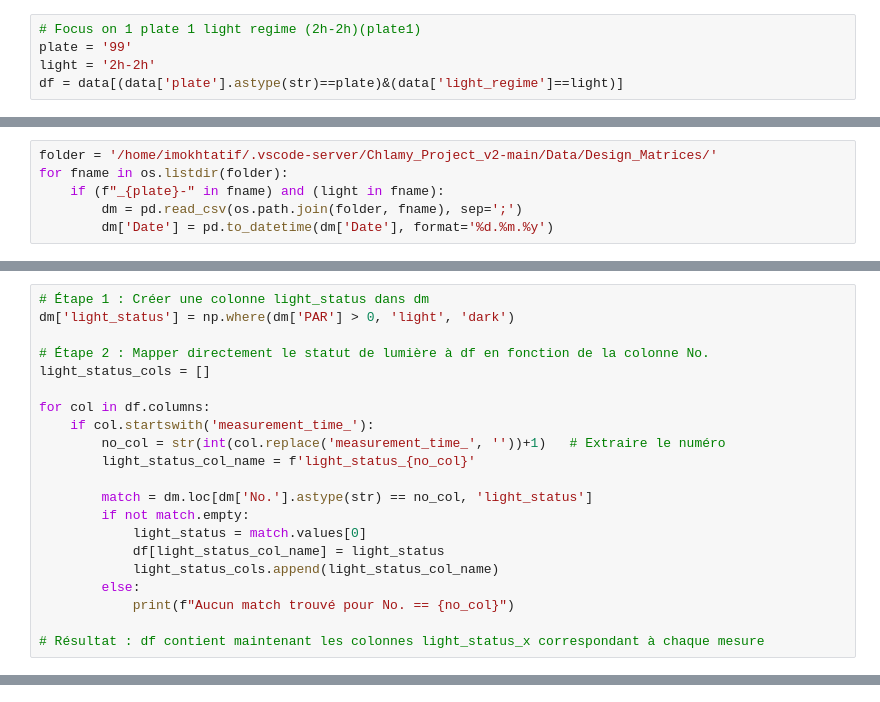
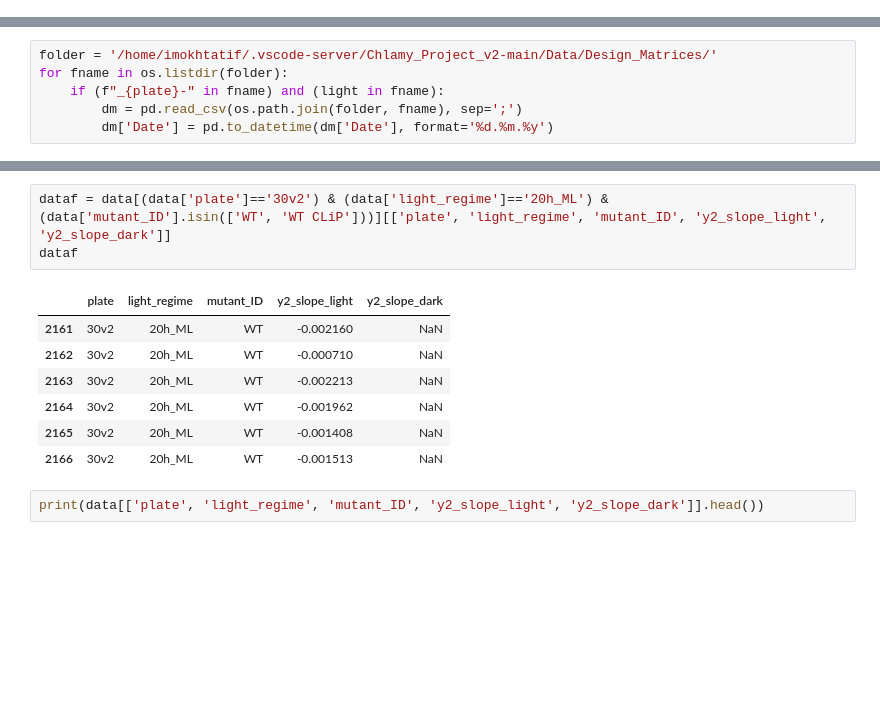
Before and after one commit to Imane-Mkt/Chlamy, a Jupyter notebook: Chlamy_Project_v2-main/Notebooks_Imane/lightanddarkslopes.ipynb, the cells around one changed output, grey strips where cells are left out. Cells and saved outputs as stored; diff of their text form; blank space fills up the shorter version.

```diff
--- a/Chlamy_Project_v2-main/Notebooks_Imane/lightanddarkslopes.ipynb
+++ b/Chlamy_Project_v2-main/Notebooks_Imane/lightanddarkslopes.ipynb
@@ -12,5 +18,0 @@ data = pd.read_csv('/home/imokhtatif/.vscode-server/Chlamy_Project_v2-main/Data/
-# %%
-# Focus on 1 plate 1 light regime (2h-2h)(plate1)
-plate = '99'
-light = '2h-2h'
-df = data[(data['plate'].astype(str)==plate)&(data['light_regime']==light)]
@@ -148,21 +135,0 @@ print(min(dm['Time']), max(dm['Time']))
-# %%
-# Étape 1 : Créer une colonne light_status dans dm
-dm['light_status'] = np.where(dm['PAR'] > 0, 'light', 'dark')
-
-# Étape 2 : Mapper directement le statut de lumière à df en fonction de la colonne No.
-light_status_cols = []
-
-for col in df.columns:
-    if col.startswith('measurement_time_'):
-        no_col = str(int(col.replace('measurement_time_', ''))+1)   # Extraire le numéro
-        light_status_col_name = f'light_status_{no_col}'
-
-        match = dm.loc[dm['No.'].astype(str) == no_col, 'light_status']
-        if not match.empty:
-            light_status = match.values[0]
-            df[light_status_col_name] = light_status
-            light_status_cols.append(light_status_col_name)
-        else:
-            print(f"Aucun match trouvé pour No. == {no_col}")
-
-# Résultat : df contient maintenant les colonnes light_status_x correspondant à chaque mesure
@@ -309,0 +235,13 @@ for idx, row in data.iterrows():
+# %%
+dataf = data[(data['plate']=='30v2') & (data['light_regime']=='20h_ML') & (data['mutant_ID'].isin(['WT', 'WT CLiP']))][['plate', 'light_regime', 'mutant_ID', 'y2_slope_light', 'y2_slope_dark']]
+dataf
+# %% [output]
+|  | plate | light_regime | mutant_ID | y2_slope_light | y2_slope_dark |
+| 2161 | 30v2 | 20h_ML | WT | -0.002160 | NaN |
+| 2162 | 30v2 | 20h_ML | WT | -0.000710 | NaN |
+| 2163 | 30v2 | 20h_ML | WT | -0.002213 | NaN |
+| 2164 | 30v2 | 20h_ML | WT | -0.001962 | NaN |
+| 2165 | 30v2 | 20h_ML | WT | -0.001408 | NaN |
+| 2166 | 30v2 | 20h_ML | WT | -0.001513 | NaN |
+# %%
+print(data[['plate', 'light_regime', 'mutant_ID', 'y2_slope_light', 'y2_slope_dark']].head())
```
Also changed, not shown: parts of 28 cells of this notebook.
